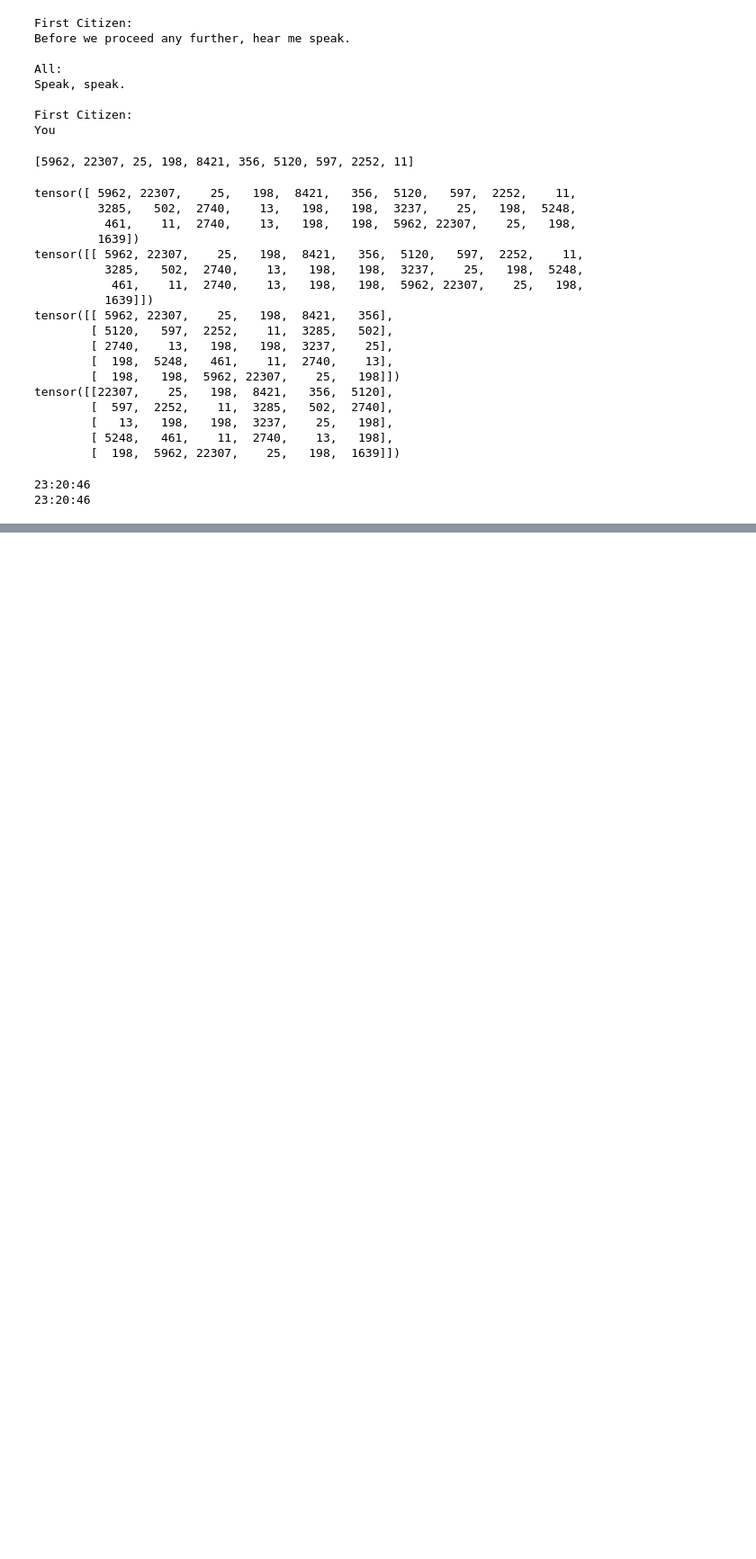
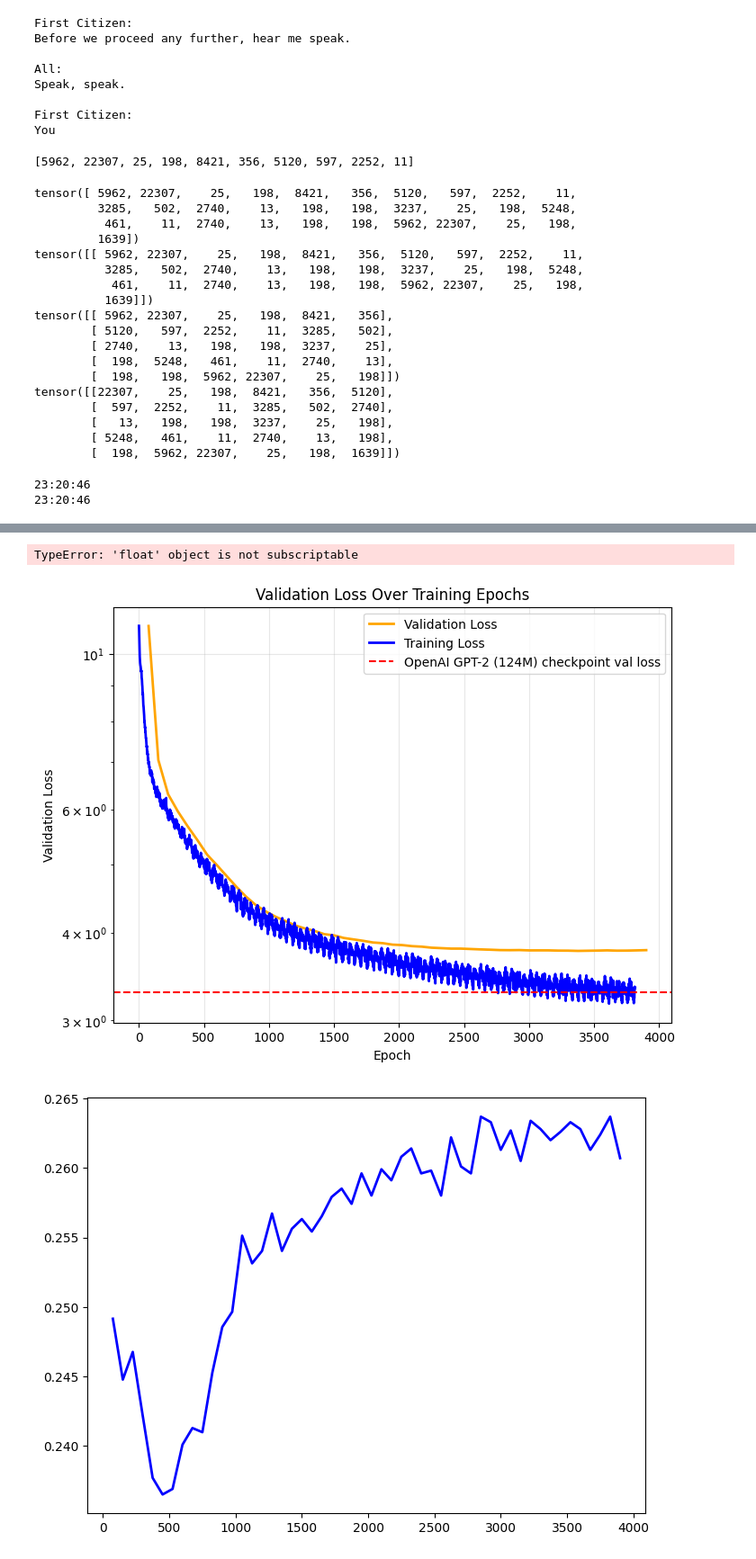
Before and after one commit to hula0401/GPT2_Reproduce, a Jupyter notebook: play.ipynb, the cells around one changed output, grey strips where cells are left out. Shown: that part at 90% size. Drawn from its saved outputs; the diff is of its cells as text; code cells hidden in the pictures; blank space fills up the shorter version.

Commit message:
update loss and accuracy analysis

```diff
--- a/play.ipynb
+++ b/play.ipynb
@@ -163,9 +163,10 @@ train_losses = np.array(train_losses)
 
 x_train = np.arange(1, len(train_losses) + 1)
 x_val = np.arange(1, len(val_losses) + 1)*75
+x_acc = np.arange(1, len(acc_history) + 1)*75
 
 # Create visualization
-plt.figure(figsize=(12, 8))
+plt.figure(figsize=(8, 6))
 
 # Main plot
 plt.plot(x_val, val_losses, linewidth=2, label='Validation Loss', color = 'orange')
@@ -174,6 +175,7 @@ if loss_baseline is not None:
     plt.axhline(y=loss_baseline, color='r', linestyle='--', label=f"OpenAI GPT-2 ({sz}) checkpoint val loss")
 plt.xlabel('Epoch')
 plt.ylabel('Validation Loss')
+plt.yscale('log')
 plt.title('Validation Loss Over Training Epochs')
 plt.grid(True, alpha=0.3)
 plt.legend()
@@ -187,16 +189,25 @@ print(f"Best validation loss: {np.min(val_losses):.6f} (epoch {np.argmin(val_los
 print(f"Total improvement: {val_losses[0] - val_losses[-1]:.6f}")
 print(f"Improvement percentage: {((val_losses[0] - val_losses[-1]) / val_losses[0] * 100):.2f}%")
 
-# Check for convergence
-if len(val_losses) >= 10:
-    recent_avg = np.mean(val_losses[-10:])
-    print(f"Average loss over last 10 epochs: {recent_avg:.6f}")
+plt.figure(figsize=(8, 6))
 
-    # Check if loss has plateaued (less than 0.1% improvement in last 10 epochs)
-    if len(val_losses) >= 20:
-        prev_avg = np.mean(val_losses[-20:-10])
-        improvement_rate = (prev_avg - recent_avg) / prev_avg
-        print(f"Improvement rate over last 10 epochs: {improvement_rate*100:.3f}%")
-        if improvement_rate < 0.001:
-            print("Model appears to have converged (very small improvement rate)")
+# Main plot
+plt.plot(x_acc, acc_history, linewidth=2, label='HellaSwag Accuracy', color='blue')
+plt.axhline(y=hella2_baseline, color='r', linestyle='--', label=f"HellaSwag GPT-2 ({sz}) checkpoint accuracy")
+plt.axhline(y=hella3_baseline, color='g', linestyle='--', label=f"HellaSwag GPT-3 ({sz}) checkpoint accuracy")
+plt.xlabel('Step')
+plt.ylabel('HellaSwag Accuracy')
+plt.yscale('linear')
+plt.title('Validation Loss Over Training Epochs')
+plt.grid(True, alpha=0.3)
+plt.legend()
+
+# Print summary statistics
+print(f"Training Summary:")
+print(f"Total epochs: {len(val_losses)}")
+print(f"Initial validation loss: {val_losses[0]:.6f}")
+print(f"Final validation loss: {val_losses[-1]:.6f}")
+print(f"Best validation loss: {np.min(val_losses):.6f} (epoch {np.argmin(val_losses) + 1})")
+print(f"Total improvement: {val_losses[0] - val_losses[-1]:.6f}")
+print(f"Improvement percentage: {((val_losses[0] - val_losses[-1]) / val_losses[0] * 100):.2f}%")
 # %% [output]
@@ -203,0 +221,3 @@ FileNotFoundError: [Errno 2] No such file or directory: 'log/val_loss_history.tx
+TypeError: 'float' object is not subscriptable
+[figure, added]
+[figure, added]
```
Also changed, not shown: parts of 1 cell of this notebook, 1 other file.
